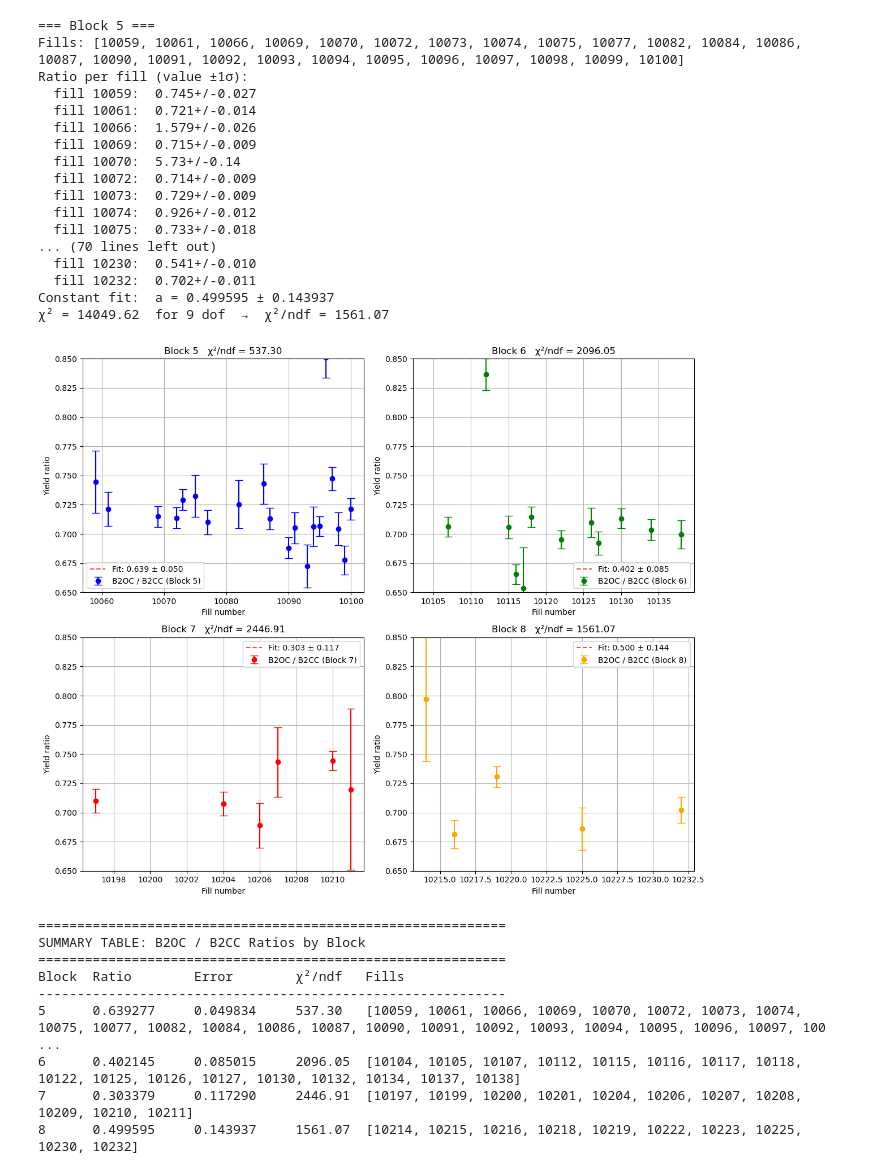
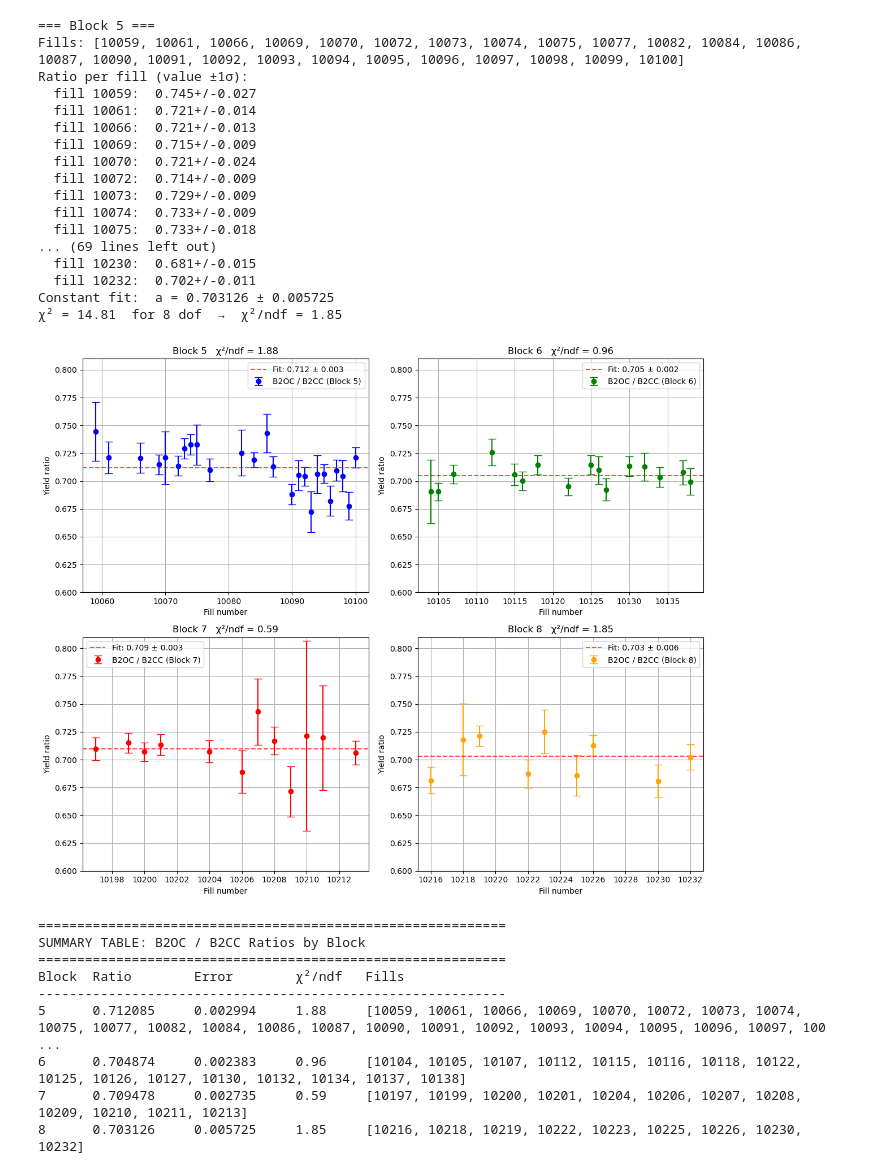
Before and after one commit to yasinghasmi/Bplus_TimeStability_LHCb, a Jupyter notebook: stability_fills_code.ipynb, the cells around one changed output. Cells and saved outputs as stored; diff of their text form; code cells hidden in the pictures.

```diff
--- a/stability_fills_code.ipynb
+++ b/stability_fills_code.ipynb
@@ -27,7 +27,13 @@ for fpath in root_files:
 
         # combine value + error into one ufloat per entry
         arr_u = unp.uarray(arr_nsig, arr_nsig_err) # vectorised creation
-        u_nsig.append(arr_u)
+
+        # Only take the first entry to avoid double counting
+        if len(arr_u) > 0:
+            first_entry = arr_u[0:1]  # Keep as array with single element
+            u_nsig.append(first_entry)
+        else:
+            u_nsig.append(arr_u)  # Empty array case
 
         # pretty-print every entry
         for idx, val in enumerate(arr_u):
@@ -68,6 +74,9 @@ from scipy.optimize import curve_fit
 # Gather total nsig per (campaign, block, fill)
 tot = {"B2OC": {}, "B2CC": {}}
 blocks = [5, 6, 7, 8]
+
+# Fills to exclude from plotting
+excluded_fills = [10117, 10214, 10215]
 
 for block in blocks:
     tot["B2OC"][block] = {}
@@ -99,6 +108,10 @@ for path, arr_u in zip(root_files, u_nsig):
     if not fill_match:
         continue
     fill = int(fill_match.group(1))
+
+    # Skip excluded fills
+    if fill in excluded_fills:
+        continue
 
     # total yield in this file (value + error propagate)
     tot[camp][block][fill] = arr_u.sum()
@@ -132,7 +145,7 @@ for i, block in enumerate(blocks):
                 label=f'B2OC / B2CC (Block {block})')
     ax.set_xlabel("Fill number")
     ax.set_ylabel("Yield ratio")
-    # ax.set_ylim(0.65, 0.85)
+    ax.set_ylim(0.6, 0.81)
     ax.grid(True)
 
     # Fit to a constant
@@ -167,47 +180,47 @@ for i, block in enumerate(blocks):
         print(f"Constant fit:  a = {a_fit:.6f} ± {sig_a:.6f}")
         print(f"χ² = {chi2:.2f}  for {len(fills)-1} dof  →  χ²/ndf = {chi2rd:.2f}")
 
 plt.tight_layout()
 plt.show()
 
 # Print summary table
 print("\n" + "="*60)
 print("SUMMARY TABLE: B2OC / B2CC Ratios by Block")
 print("="*60)
 print(f"{'Block':<6} {'Ratio':<12} {'Error':<12} {'χ²/ndf':<8} {'Fills'}")
 print("-"*60)
 for block in blocks:
     if block in all_fits:
         fit = all_fits[block]
         fills_str = str(fit['fills'])
         print(f"{block:<6} {fit['ratio']:<12.6f} {fit['error']:<12.6f} {fit['chi2rd']:<8.2f} {fills_str}")
     else:
         print(f"{block:<6} {'No data':<12} {'---':<12} {'---':<8} {'[]'}")
 # %% [output]
 === Block 5 ===
 Fills: [10059, 10061, 10066, 10069, 10070, 10072, 10073, 10074, 10075, 10077, 10082, 10084, 10086, 10087, 10090, 10091, 10092, 10093, 10094, 10095, 10096, 10097, 10098, 10099, 10100]
 Ratio per fill (value ±1σ):
   fill 10059:  0.745+/-0.027
   fill 10061:  0.721+/-0.014
-  fill 10066:  1.579+/-0.026
+  fill 10066:  0.721+/-0.013
   fill 10069:  0.715+/-0.009
-  fill 10070:  5.73+/-0.14
+  fill 10070:  0.721+/-0.024
   fill 10072:  0.714+/-0.009
   fill 10073:  0.729+/-0.009
-  fill 10074:  0.926+/-0.012
+  fill 10074:  0.733+/-0.009
   fill 10075:  0.733+/-0.018
-... (70 lines left out)
-  fill 10230:  0.541+/-0.010
+... (69 lines left out)
+  fill 10230:  0.681+/-0.015
   fill 10232:  0.702+/-0.011
-Constant fit:  a = 0.499595 ± 0.143937
-χ² = 14049.62  for 9 dof  →  χ²/ndf = 1561.07
+Constant fit:  a = 0.703126 ± 0.005725
+χ² = 14.81  for 8 dof  →  χ²/ndf = 1.85
-[figure, old version]
+[figure, new version]
 ============================================================
 SUMMARY TABLE: B2OC / B2CC Ratios by Block
 ============================================================
 Block  Ratio        Error        χ²/ndf   Fills
 ------------------------------------------------------------
-5      0.639277     0.049834     537.30   [10059, 10061, 10066, 10069, 10070, 10072, 10073, 10074, 10075, 10077, 10082, 10084, 10086, 10087, 10090, 10091, 10092, 10093, 10094, 10095, 10096, 10097, 100 ...
-6      0.402145     0.085015     2096.05  [10104, 10105, 10107, 10112, 10115, 10116, 10117, 10118, 10122, 10125, 10126, 10127, 10130, 10132, 10134, 10137, 10138]
-7      0.303379     0.117290     2446.91  [10197, 10199, 10200, 10201, 10204, 10206, 10207, 10208, 10209, 10210, 10211]
-8      0.499595     0.143937     1561.07  [10214, 10215, 10216, 10218, 10219, 10222, 10223, 10225, 10230, 10232]
+5      0.712085     0.002994     1.88     [10059, 10061, 10066, 10069, 10070, 10072, 10073, 10074, 10075, 10077, 10082, 10084, 10086, 10087, 10090, 10091, 10092, 10093, 10094, 10095, 10096, 10097, 100 ...
+6      0.704874     0.002383     0.96     [10104, 10105, 10107, 10112, 10115, 10116, 10118, 10122, 10125, 10126, 10127, 10130, 10132, 10134, 10137, 10138]
+7      0.709478     0.002735     0.59     [10197, 10199, 10200, 10201, 10204, 10206, 10207, 10208, 10209, 10210, 10211, 10213]
+8      0.703126     0.005725     1.85     [10216, 10218, 10219, 10222, 10223, 10225, 10226, 10230, 10232]
```
Also changed, not shown: parts of 1 cell of this notebook, 4 other files.
